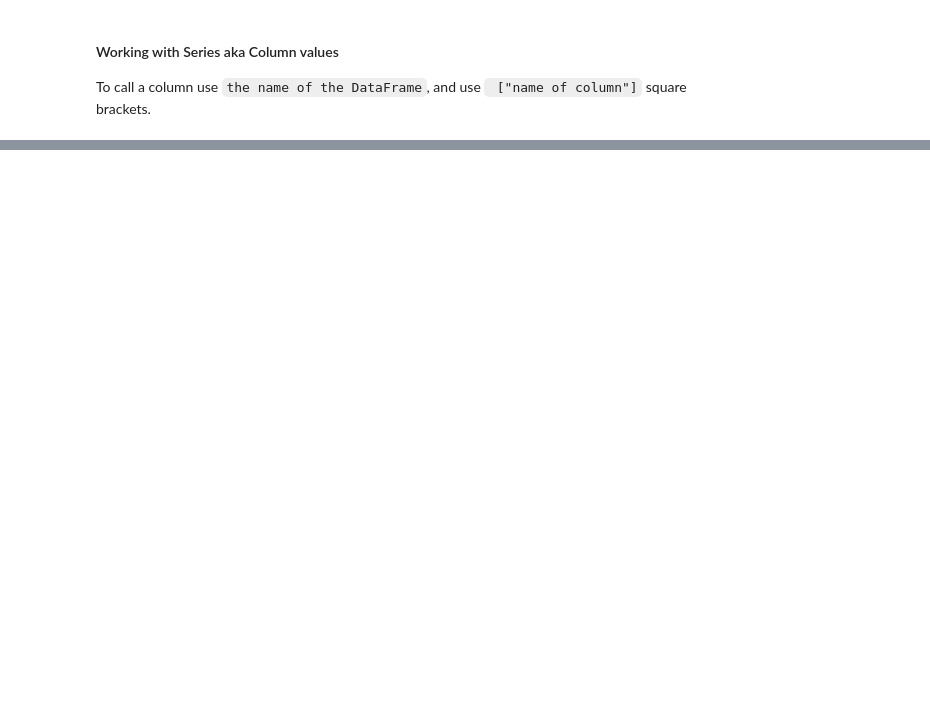
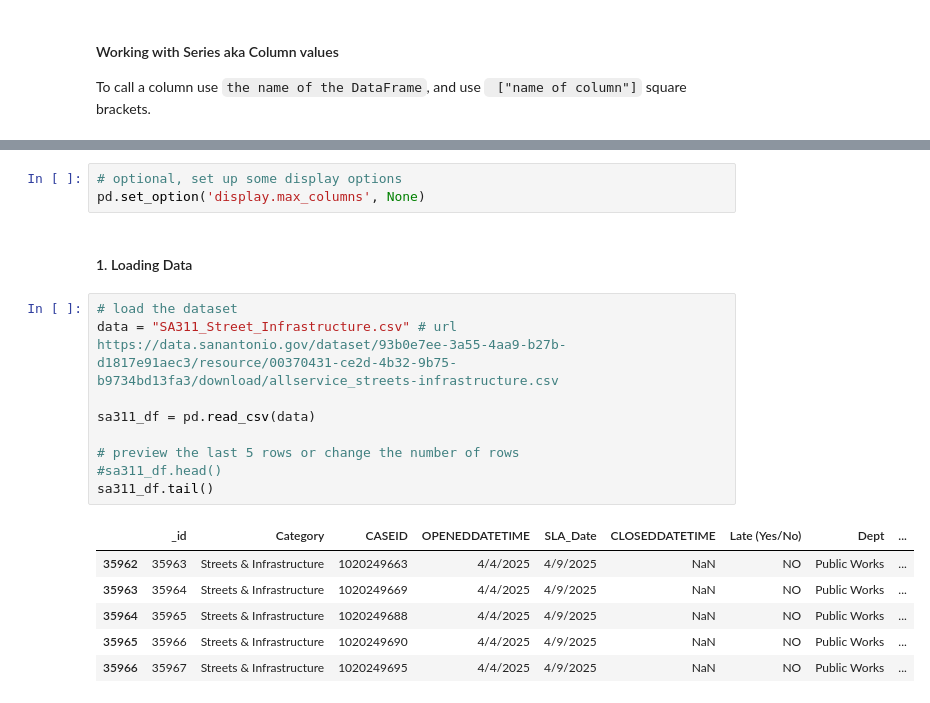
Before and after one commit to dianita956/cedish_pandas_workshop, a Jupyter notebook: pandas.ipynb, the cells around one changed output, grey strips where cells are left out. Cells and saved outputs as stored; diff of their text form; blank space fills up the shorter version.

```diff
--- a/pandas.ipynb
+++ b/pandas.ipynb
@@ -298,0 +257,21 @@ sa_311.describe(include='all')
+# %%
+# optional, set up some display options
+pd.set_option('display.max_columns', None)
+# %% [markdown]
+<h4> 1. Loading Data </h4>
+# %%
+# load the dataset
+data = "SA311_Street_Infrastructure.csv" # url https://data.sanantonio.gov/dataset/93b0e7ee-3a55-4aa9-b27b-d1817e91aec3/resource/00370431-ce2d-4b32-9b75-b9734bd13fa3/download/allservice_streets-infrastructure.csv
+
+sa311_df = pd.read_csv(data)
+
+# preview the last 5 rows or change the number of rows
+#sa311_df.head()
+sa311_df.tail()
+# %% [output]
+|  | _id | Category | CASEID | OPENEDDATETIME | SLA_Date | CLOSEDDATETIME | Late (Yes/No) | Dept | ... |
+| 35962 | 35963 | Streets & Infrastructure | 1020249663 | 4/4/2025 | 4/9/2025 | NaN | NO | Public Works | ... |
+| 35963 | 35964 | Streets & Infrastructure | 1020249669 | 4/4/2025 | 4/9/2025 | NaN | NO | Public Works | ... |
+| 35964 | 35965 | Streets & Infrastructure | 1020249688 | 4/4/2025 | 4/9/2025 | NaN | NO | Public Works | ... |
+| 35965 | 35966 | Streets & Infrastructure | 1020249690 | 4/4/2025 | 4/9/2025 | NaN | NO | Public Works | ... |
+| 35966 | 35967 | Streets & Infrastructure | 1020249695 | 4/4/2025 | 4/9/2025 | NaN | NO | Public Works | ... |
```
Also changed, not shown: parts of 31 cells of this notebook.
